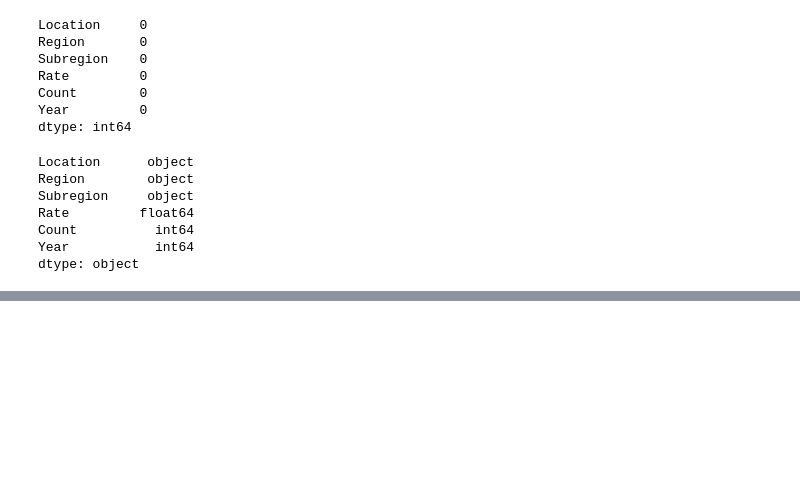
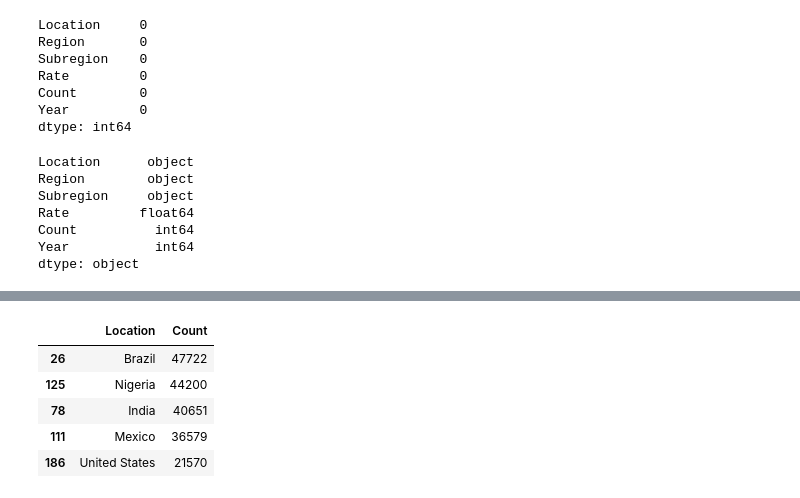
Before and after one commit to Calueto00/dados-homicidios, a Jupyter notebook: homicidios.ipynb, the cells around one changed output, grey strips where cells are left out. Saved outputs shown, nothing was run; the diff lists cells and outputs as text; code cells hidden in the pictures; blank space fills up the shorter version.

```diff
--- a/homicidios.ipynb
+++ b/homicidios.ipynb
@@ -60,0 +103,10 @@ dtype: object
+# %%
+df1 = df[['Location','Count']].sort_values(by='Count',ascending=False).head(5)
+df1
+# %% [output]
+|  | Location | Count |
+| 26 | Brazil | 47722 |
+| 125 | Nigeria | 44200 |
+| 78 | India | 40651 |
+| 111 | Mexico | 36579 |
+| 186 | United States | 21570 |
```
Also changed, not shown: parts of 5 cells of this notebook.
